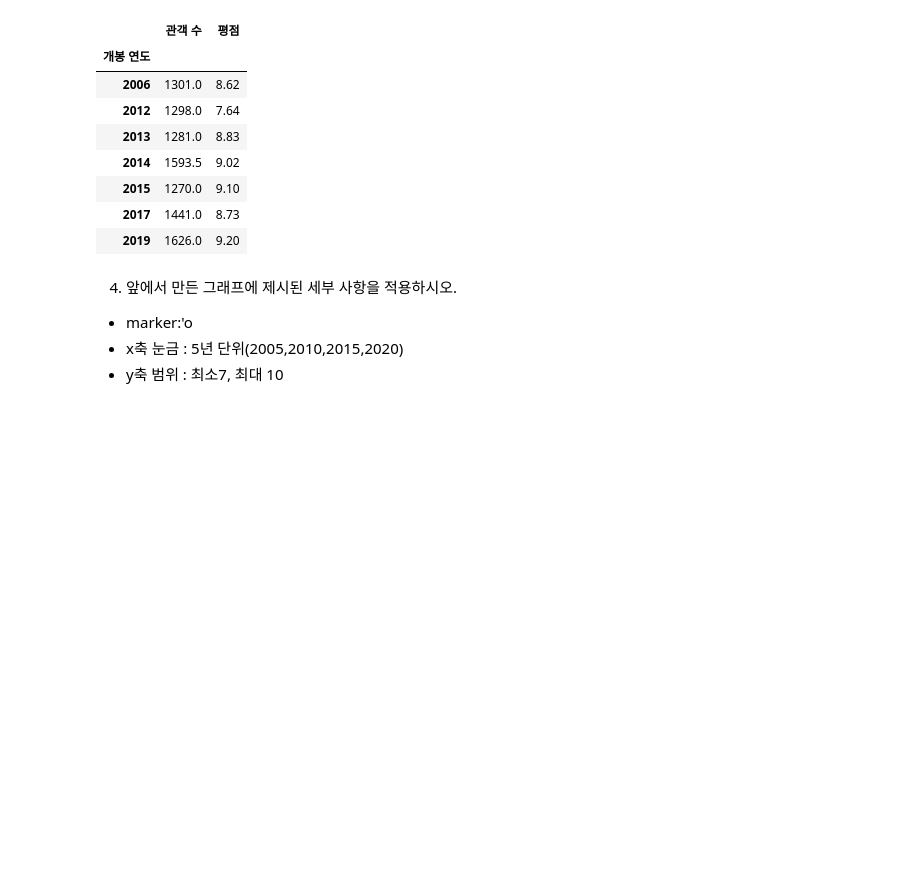
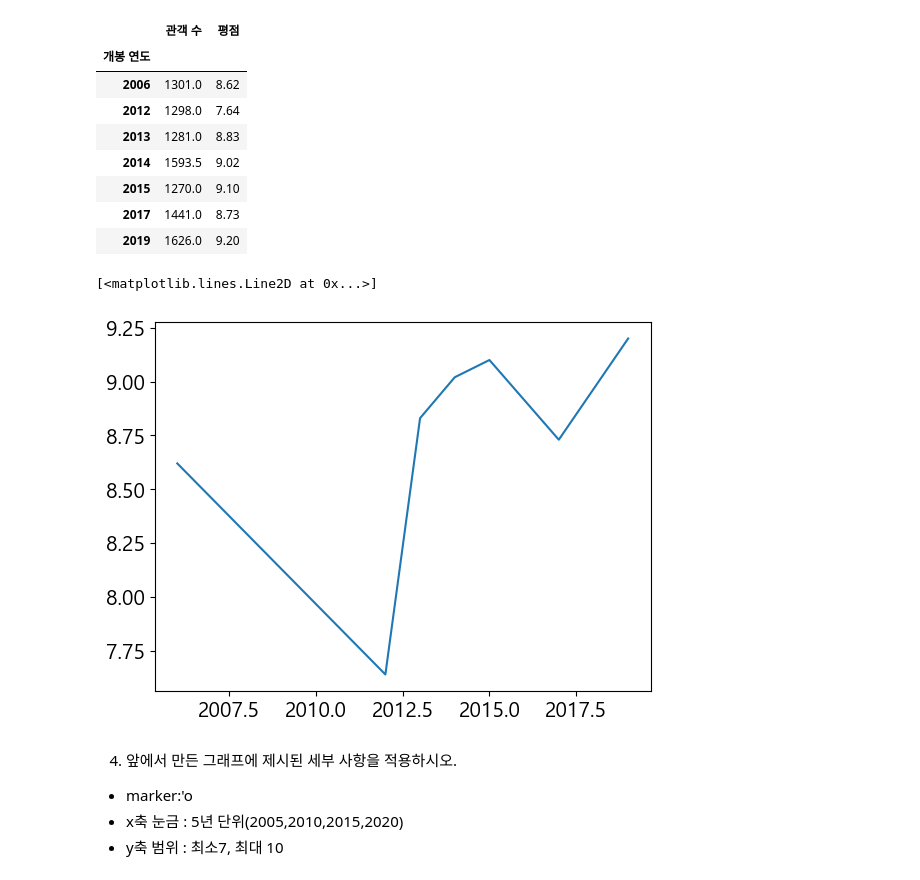
Before and after one commit to ksehwa/python, a Jupyter notebook: PythonDataWorkspace/Matplotlib/15. 퀴즈.ipynb, the cells around one changed output. Drawn from its saved outputs; the diff is of its cells as text; code cells hidden in the pictures; blank space fills up the shorter version.

```diff
--- a/PythonDataWorkspace/Matplotlib/15. 퀴즈.ipynb
+++ b/PythonDataWorkspace/Matplotlib/15. 퀴즈.ipynb
@@ -50,6 +69,11 @@ df_group
 | 2015 | 1270.0 | 9.10 |
 | 2017 | 1441.0 | 8.73 |
 | 2019 | 1626.0 | 9.20 |
+# %%
+plt.plot(df_group.index, df_group['평점'])
+# %% [output]
+[<matplotlib.lines.Line2D at 0x...>]
+[figure, added]
 # %% [markdown]
 4. 앞에서 만든 그래프에 제시된 세부 사항을 적용하시오.
 - marker:'o
```
Also changed, not shown: parts of 4 cells of this notebook, 15 other files.
